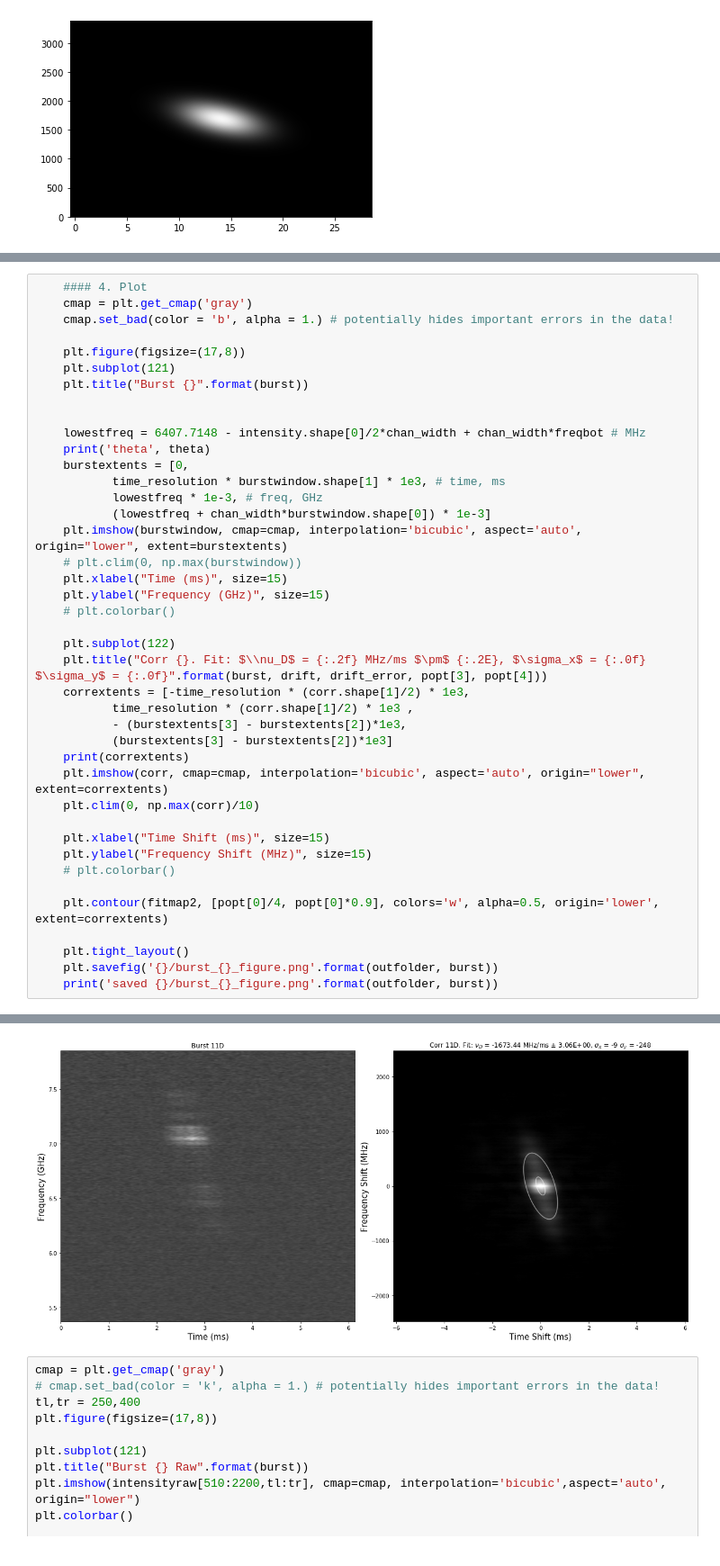
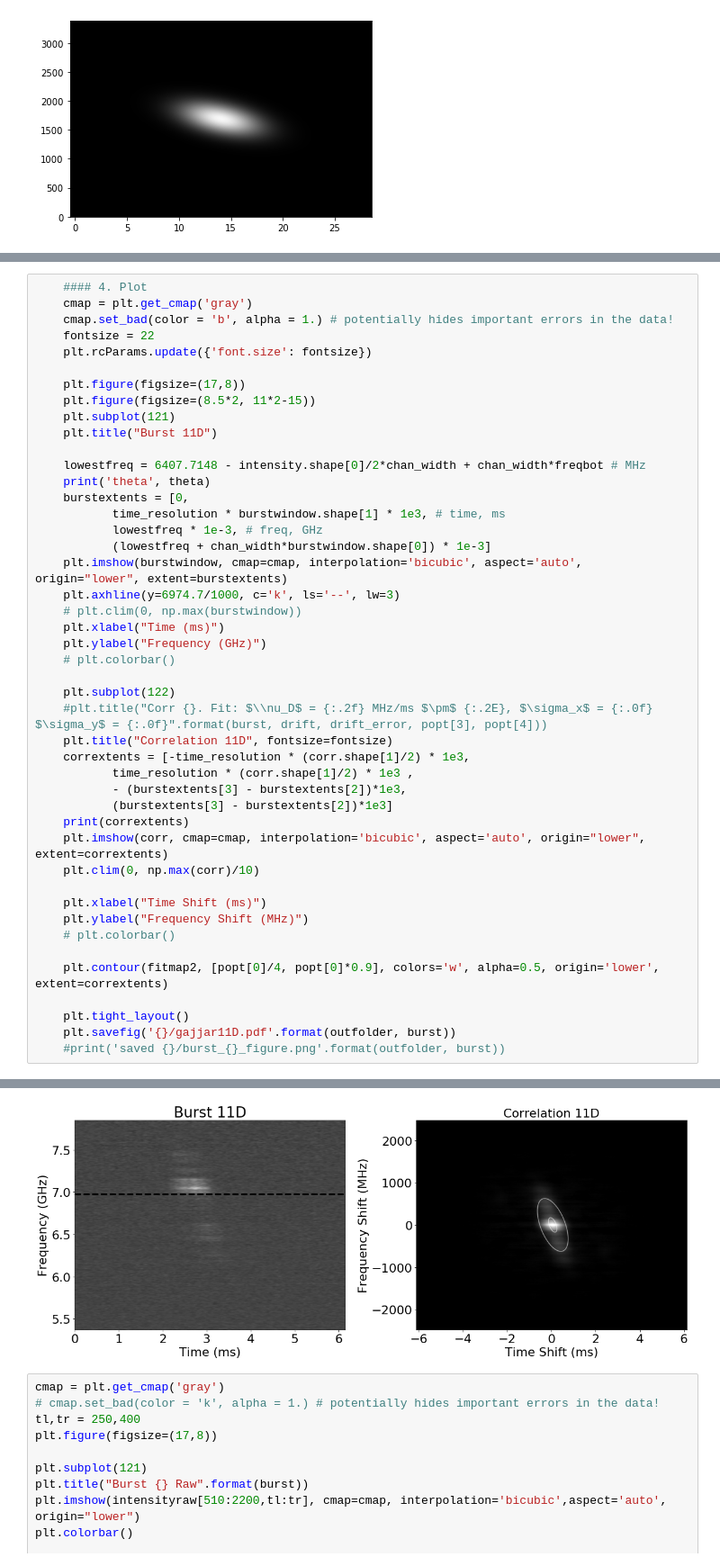
Before and after one commit to mef51/subdriftlaw, a Jupyter notebook: ProcessGajjar11D.ipynb, the cells around one changed output, grey strips where cells are left out. Shown at 90% size. Saved outputs shown, nothing was run; the diff lists cells and outputs as text.

Commit message:
finalize figures and analysis for submission

```diff
--- a/ProcessGajjar11D.ipynb
+++ b/ProcessGajjar11D.ipynb
@@ -485,11 +478,13 @@ drift error: 3.060210943880641
     #### 4. Plot
     cmap = plt.get_cmap('gray')
     cmap.set_bad(color = 'b', alpha = 1.) # potentially hides important errors in the data!
+    fontsize = 22
+    plt.rcParams.update({'font.size': fontsize})
 
     plt.figure(figsize=(17,8))
+    plt.figure(figsize=(8.5*2, 11*2-15))
     plt.subplot(121)
-    plt.title("Burst {}".format(burst))
-
+    plt.title("Burst 11D")
 
     lowestfreq = 6407.7148 - intensity.shape[0]/2*chan_width + chan_width*freqbot # MHz
     print('theta', theta)
@@ -498,13 +493,15 @@ drift error: 3.060210943880641
            lowestfreq * 1e-3, # freq, GHz
            (lowestfreq + chan_width*burstwindow.shape[0]) * 1e-3]
     plt.imshow(burstwindow, cmap=cmap, interpolation='bicubic', aspect='auto', origin="lower", extent=burstextents)
+    plt.axhline(y=6974.7/1000, c='k', ls='--', lw=3)
     # plt.clim(0, np.max(burstwindow))
-    plt.xlabel("Time (ms)", size=15)
-    plt.ylabel("Frequency (GHz)", size=15)
+    plt.xlabel("Time (ms)")
+    plt.ylabel("Frequency (GHz)")
     # plt.colorbar()
 
     plt.subplot(122)
-    plt.title("Corr {}. Fit: $\\nu_D$ = {:.2f} MHz/ms $\pm$ {:.2E}, $\sigma_x$ = {:.0f} $\sigma_y$ = {:.0f}".format(burst, drift, drift_error, popt[3], popt[4]))
+    #plt.title("Corr {}. Fit: $\\nu_D$ = {:.2f} MHz/ms $\pm$ {:.2E}, $\sigma_x$ = {:.0f} $\sigma_y$ = {:.0f}".format(burst, drift, drift_error, popt[3], popt[4]))
+    plt.title("Correlation 11D", fontsize=fontsize)
     corrextents = [-time_resolution * (corr.shape[1]/2) * 1e3,
            time_resolution * (corr.shape[1]/2) * 1e3 ,
            - (burstextents[3] - burstextents[2])*1e3,
@@ -513,13 +510,13 @@ drift error: 3.060210943880641
     plt.imshow(corr, cmap=cmap, interpolation='bicubic', aspect='auto', origin="lower", extent=corrextents)
     plt.clim(0, np.max(corr)/10)
 
-    plt.xlabel("Time Shift (ms)", size=15)
-    plt.ylabel("Frequency Shift (MHz)", size=15)
+    plt.xlabel("Time Shift (ms)")
+    plt.ylabel("Frequency Shift (MHz)")
     # plt.colorbar()
 
     plt.contour(fitmap2, [popt[0]/4, popt[0]*0.9], colors='w', alpha=0.5, origin='lower', extent=corrextents)
 
     plt.tight_layout()
-    plt.savefig('{}/burst_{}_figure.png'.format(outfolder, burst))
-    print('saved {}/burst_{}_figure.png'.format(outfolder, burst))
+    plt.savefig('{}/gajjar11D.pdf'.format(outfolder, burst))
+    #print('saved {}/burst_{}_figure.png'.format(outfolder, burst))
 # %% [output]
@@ -529,4 +526,4 @@ saved figures/burst_11D_figure.png
-[figure, old version]
+[figure, new version]
 # %%
 cmap = plt.get_cmap('gray')
 # cmap.set_bad(color = 'k', alpha = 1.) # potentially hides important errors in the data!
```
Also changed, not shown: parts of 6 cells of this notebook, 41 other files.
